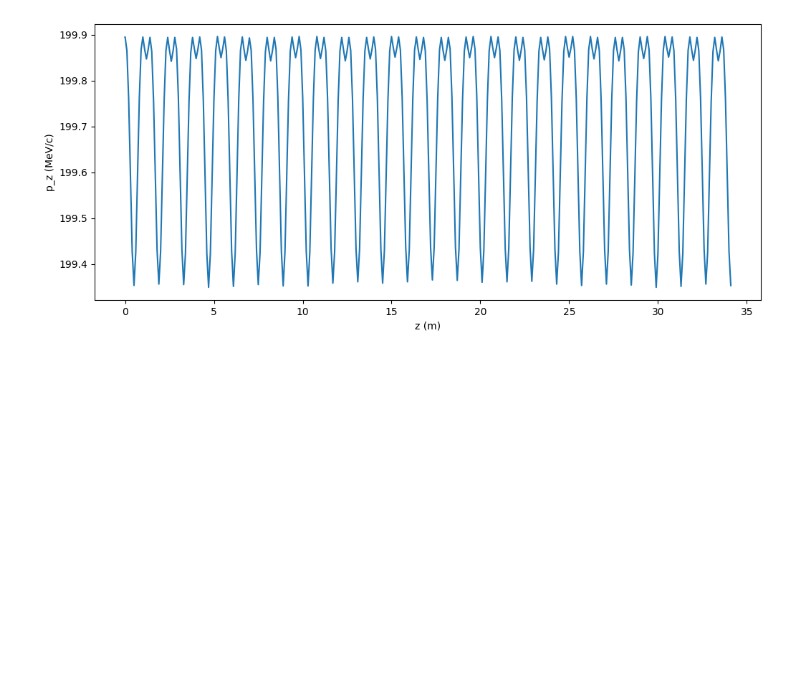
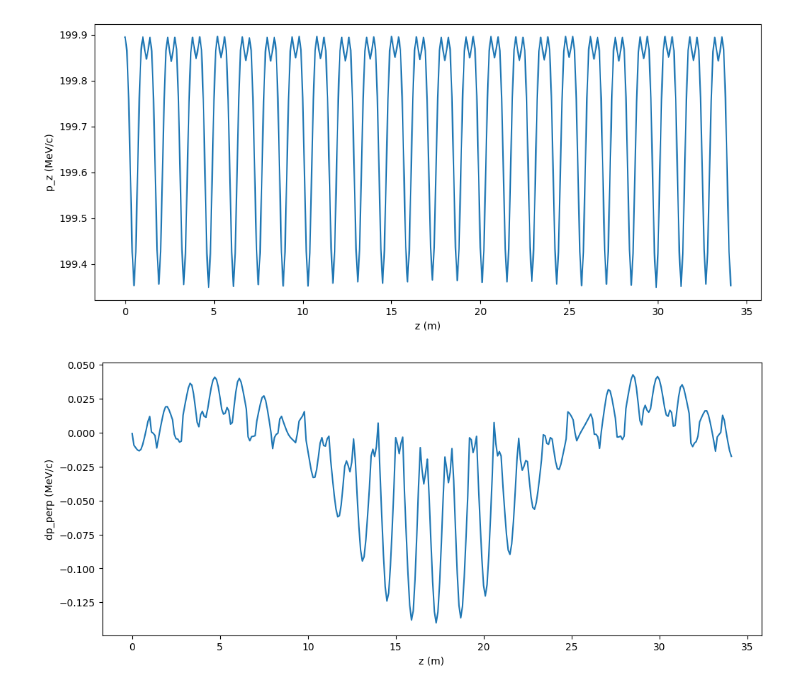
Before and after one commit to criggall/muon-cooling, a Jupyter notebook: Simplified-HFOFO/plot-compare-particles.ipynb, the cells around one changed output. Cells and saved outputs as stored; diff of their text form; code cells hidden in the pictures; blank space fills up the shorter version.

```diff
--- a/Simplified-HFOFO/plot-compare-particles.ipynb
+++ b/Simplified-HFOFO/plot-compare-particles.ipynb
@@ -26,6 +27,7 @@ fig_dir = 'Figures/'
 # Values along channel -- for offset particle:
 x_vals = []; y_vals = []; z_vals = []
 px_vals = []; py_vals = []; pz_vals = []; ptotal_vals = []
+t_vals = []
 Bx_vals = []; By_vals = []; Bz_vals = []
 next_z = 0.5; period_start_z_vals = []; period_start_indices = [] # start solenoid placement at 0.5m
 p_perp_vals = []
@@ -40,6 +42,7 @@ for i in range(data.shape[0]):
     pz_vals.append(pz)
     ptotal_vals.append(np.sqrt(px**2+py**2+pz**2))
     p_perp_vals.append(np.sqrt(px**2+py**2))
+    t_vals.append(data[i][6]) # ns
     Bx_vals.append(data[i][12])
     By_vals.append(data[i][13])
     Bz_vals.append(data[i][14])
@@ -59,6 +62,7 @@ px_vals = px_vals[:start_last_period]
 py_vals = py_vals[:start_last_period]
 pz_vals = pz_vals[:start_last_period]
 p_perp_vals = p_perp_vals[:start_last_period]
+t_vals = t_vals[:start_last_period]
 Bx_vals = Bx_vals[:start_last_period]
 By_vals = By_vals[:start_last_period]
 Bz_vals = Bz_vals[:start_last_period]
@@ -66,7 +70,9 @@ Bz_vals = Bz_vals[:start_last_period]
 # Values along channel -- for reference particle:
 x_vals_ref = []; y_vals_ref = []; z_vals_ref = []
 px_vals_ref = []; py_vals_ref = []; pz_vals_ref = []; ptotal_vals_ref = []
+t_vals_ref = []
 Bx_vals_ref = []; By_vals_ref = []; Bz_vals_ref = []
+p_perp_vals_ref = []
 for i in range(data_ref.shape[0]):
     x_vals_ref.append(data_ref[i][0]*0.1) # mm -> cm
     y_vals_ref.append(data_ref[i][1]*0.1)
@@ -77,9 +83,11 @@ for i in range(data_ref.shape[0]):
     py_vals_ref.append(py_ref)
     pz_vals_ref.append(pz_ref)
     ptotal_vals_ref.append(np.sqrt(px_ref**2+py_ref**2+pz_ref**2))
-    Bx_vals_ref.append(data[i][12])
-    By_vals_ref.append(data[i][13])
-    Bz_vals_ref.append(data[i][14])
+    p_perp_vals_ref.append(np.sqrt(px_ref**2+py_ref**2))
+    t_vals_ref.append(data_ref[i][6]) # ns
+    Bx_vals_ref.append(data_ref[i][12])
+    By_vals_ref.append(data_ref[i][13])
+    Bz_vals_ref.append(data_ref[i][14])
 
 # Remove last period -- just for reducing end field effects:
 start_last_period = period_start_indices[len(period_start_indices)-1]
@@ -89,6 +97,8 @@ z_vals_ref = z_vals_ref[:start_last_period]
 px_vals_ref = px_vals_ref[:start_last_period]
 py_vals_ref = py_vals_ref[:start_last_period]
 pz_vals_ref = pz_vals_ref[:start_last_period]
+p_perp_vals_ref = p_perp_vals_ref[:start_last_period]
+t_vals_ref = t_vals_ref[:start_last_period]
 Bx_vals_ref = Bx_vals_ref[:start_last_period]
 By_vals_ref = By_vals_ref[:start_last_period]
 Bz_vals_ref = Bz_vals_ref[:start_last_period]
@@ -330,3 +340,15 @@ plt.ylabel('p_z (MeV/c)')
 plt.show()
 # %% [output]
 [figure]
+# %%
+# Plot difference between offset and nominal p_perp along channel:
+dp_perp = []
+for i in range(len(z_vals)):
+    dp_perp.append(p_perp_vals[i]- p_perp_vals_ref[i])
+plt.figure(figsize=(12,5))
+plt.plot(z_vals,dp_perp)
+plt.xlabel('z (m)')
+plt.ylabel('dp_perp (MeV/c)')
+plt.show()
+# %% [output]
+[figure, added]
```
Also changed, not shown: parts of 6 cells of this notebook.
